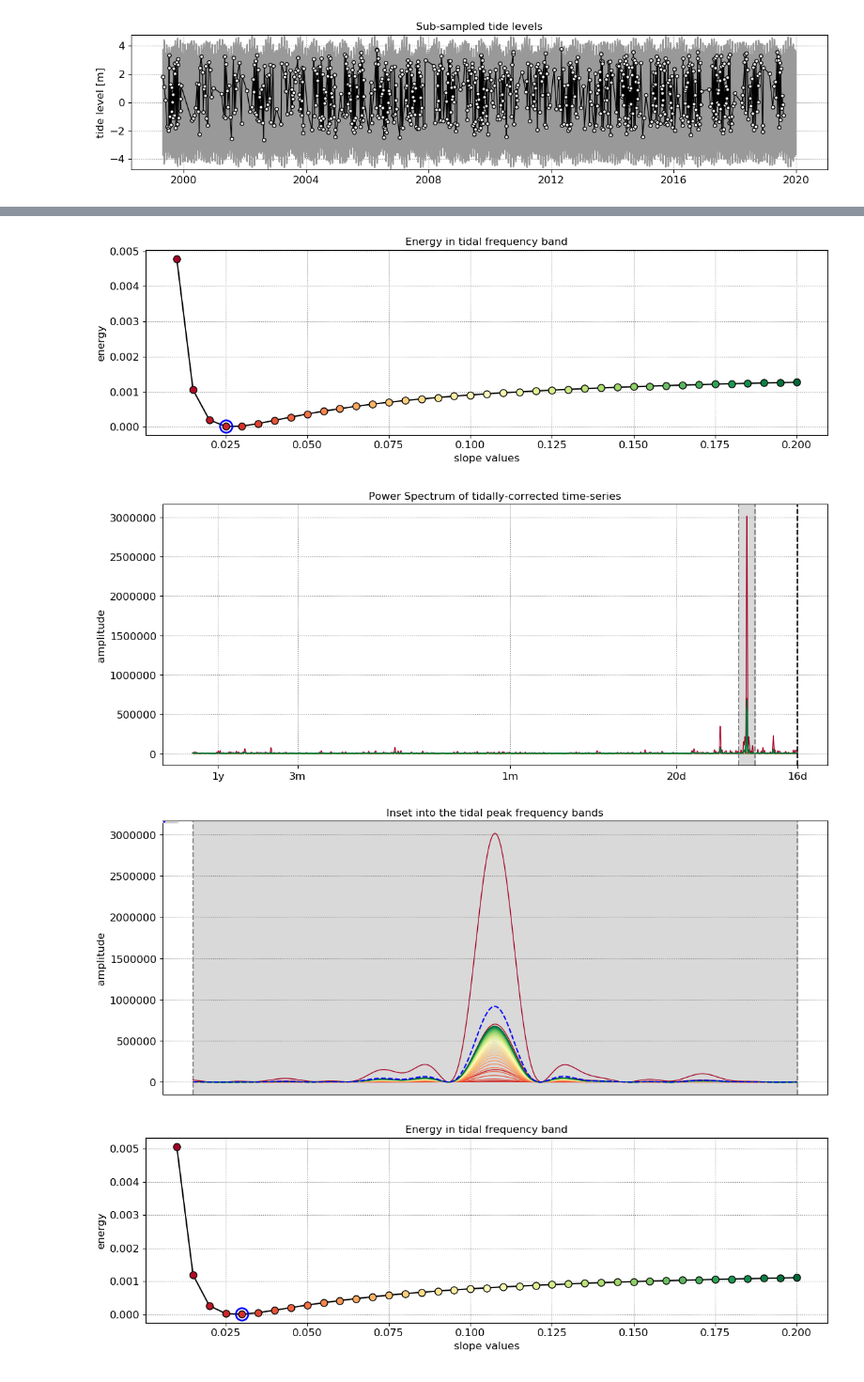
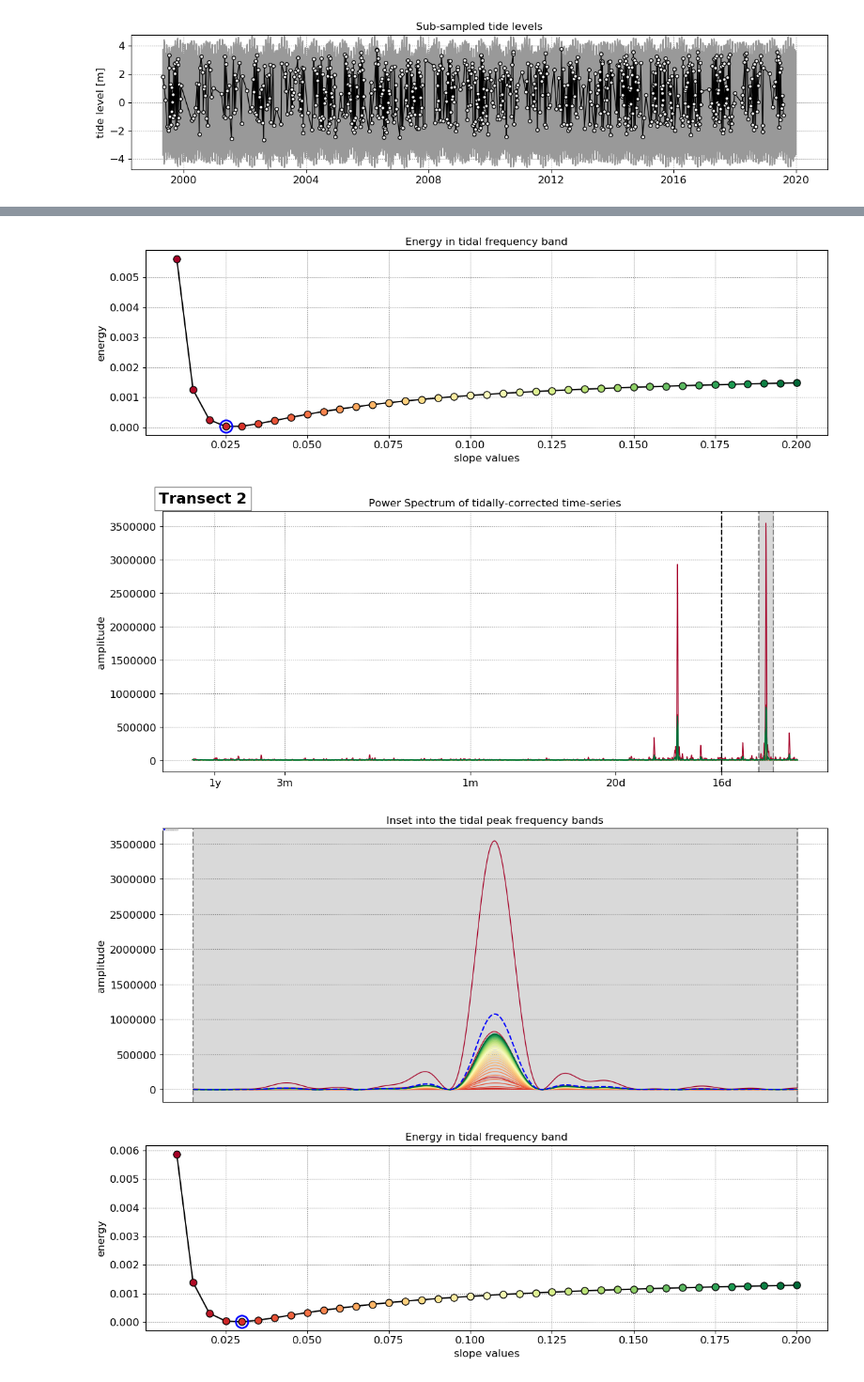
Before and after one commit to kvos/CoastSat.slope, a Jupyter notebook: example_slope_Cable_beach.ipynb, the cells around one changed output, grey strips where cells are left out. Shown at 94% size. Cells and saved outputs as stored; diff of their text form; code cells hidden in the pictures.

```diff
--- a/example_slope_Cable_beach.ipynb
+++ b/example_slope_Cable_beach.ipynb
@@ -195,7 +199,7 @@ ax.set(xlabel='timestep [days]', ylabel='counts',
        xlim=[0,50], title='Timestep distribution');
 
 # find tidal peak frequency
-settings_slope['n_days'] = 8
+settings_slope['n_days'] = 7
 settings_slope['freqs_max'] = SDS_slope.find_tide_peak(dates_sat,tide_sat,settings_slope)
 # %% [output]
 [figure]
@@ -215,7 +219,8 @@ for key in cross_distance.keys():
     composite = cross_distance[key][~idx_nan]
     # apply tidal correction
     tsall = SDS_slope.tide_correct(composite,tide,beach_slopes)
-    SDS_slope.plot_spectrum_all(dates,composite,tsall,settings_slope)
+    title = 'Transect %s'%key
+    SDS_slope.plot_spectrum_all(dates,composite,tsall,settings_slope, title)
     slope_est[key] = SDS_slope.integrate_power_spectrum(dates,tsall,settings_slope)
     print('Beach slope at transect %s: %.3f'%(key, slope_est[key]))
 # %% [output]
@@ -229,4 +234,4 @@ Beach slope at transect 5: 0.020
-[figure, old version]
+[figure, new version]
-[figure, old version]
+[figure, new version]
-[figure, old version]
+[figure, new version]
-[figure, old version]
+[figure, new version]
```
Also changed, not shown: parts of 14 cells of this notebook, 2 other files.
